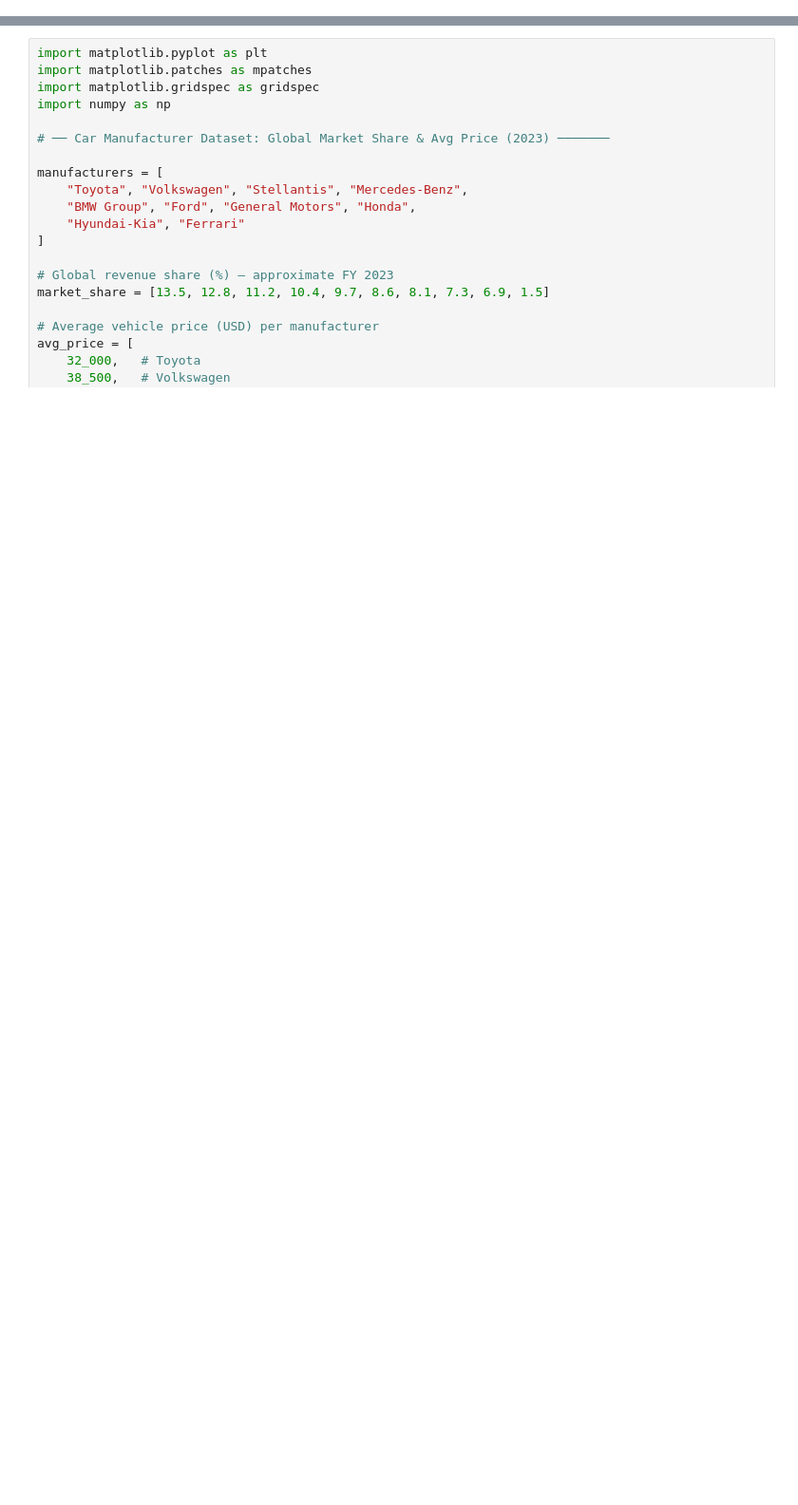
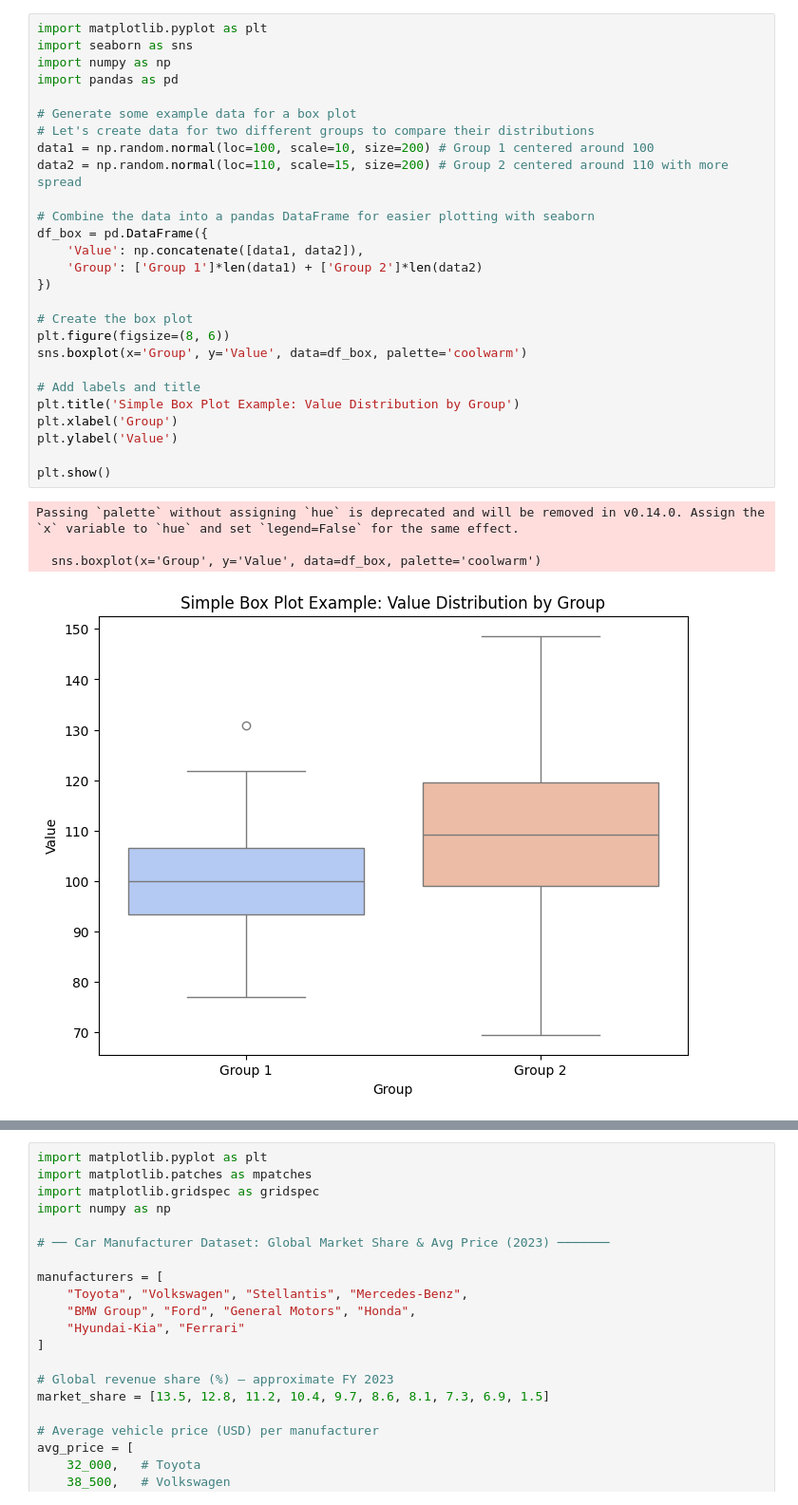
Before and after one commit to theavishekverma/agentic-AI-training, a Jupyter notebook: Jupyter/matplotlib_prog.ipynb, the cells around one changed output, grey strips where cells are left out. Shown at 95% size. Cells and saved outputs as stored; diff of their text form; blank space fills up the shorter version.

Commit message:
More Chart code

```diff
--- a/Jupyter/matplotlib_prog.ipynb
+++ b/Jupyter/matplotlib_prog.ipynb
@@ -0,0 +1,32 @@
+# %%
+import matplotlib.pyplot as plt
+import seaborn as sns
+import numpy as np
+import pandas as pd
+
+# Generate some example data for a box plot
+# Let's create data for two different groups to compare their distributions
+data1 = np.random.normal(loc=100, scale=10, size=200) # Group 1 centered around 100
+data2 = np.random.normal(loc=110, scale=15, size=200) # Group 2 centered around 110 with more spread
+
+# Combine the data into a pandas DataFrame for easier plotting with seaborn
+df_box = pd.DataFrame({
+    'Value': np.concatenate([data1, data2]),
+    'Group': ['Group 1']*len(data1) + ['Group 2']*len(data2)
+})
+
+# Create the box plot
+plt.figure(figsize=(8, 6))
+sns.boxplot(x='Group', y='Value', data=df_box, palette='coolwarm')
+
+# Add labels and title
+plt.title('Simple Box Plot Example: Value Distribution by Group')
+plt.xlabel('Group')
+plt.ylabel('Value')
+
+plt.show()
+# %% [output]
+Passing `palette` without assigning `hue` is deprecated and will be removed in v0.14.0. Assign the `x` variable to `hue` and set `legend=False` for the same effect.
+
+  sns.boxplot(x='Group', y='Value', data=df_box, palette='coolwarm')
+[figure, added]
```
Also changed, not shown: parts of 2 cells of this notebook.
